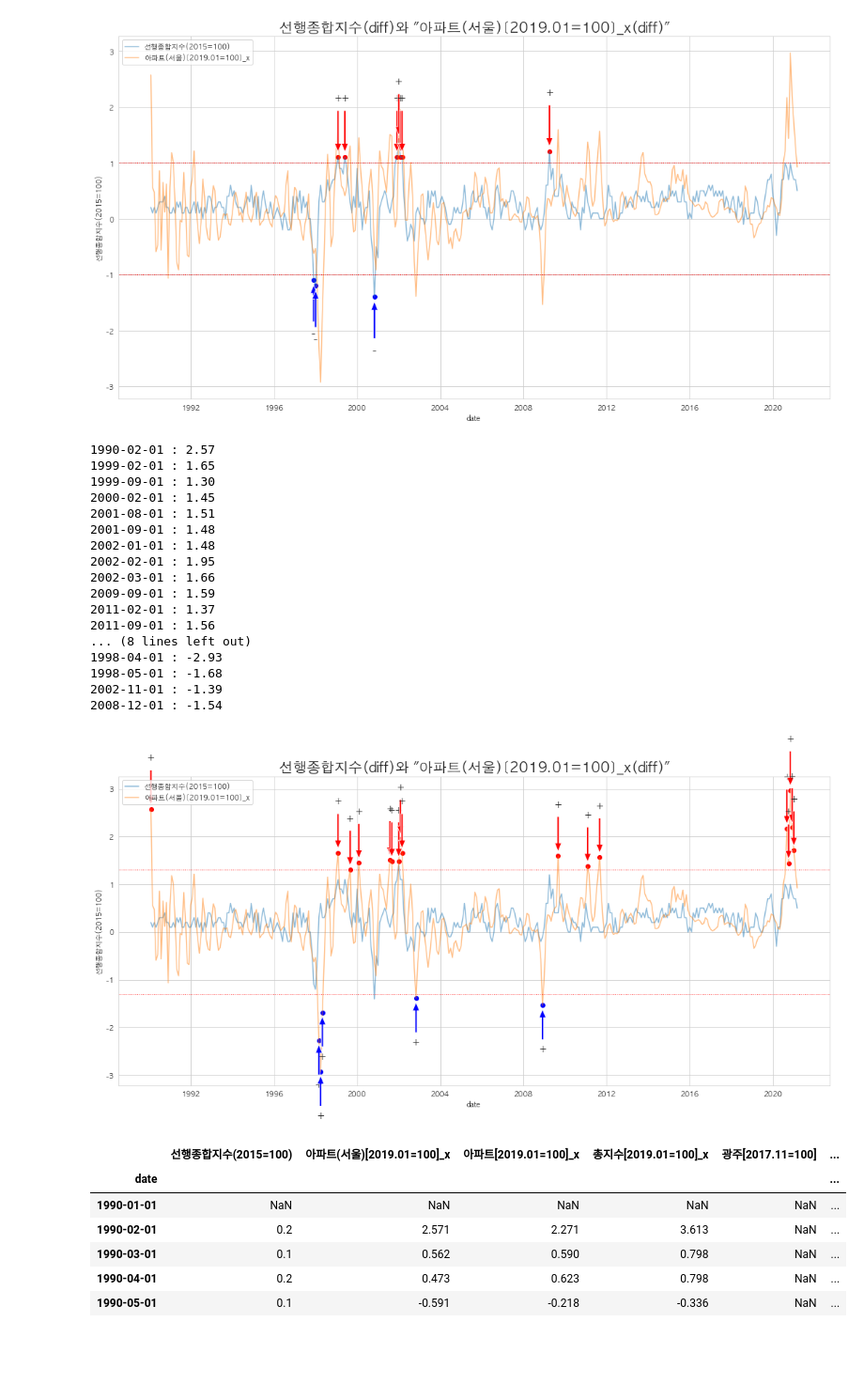
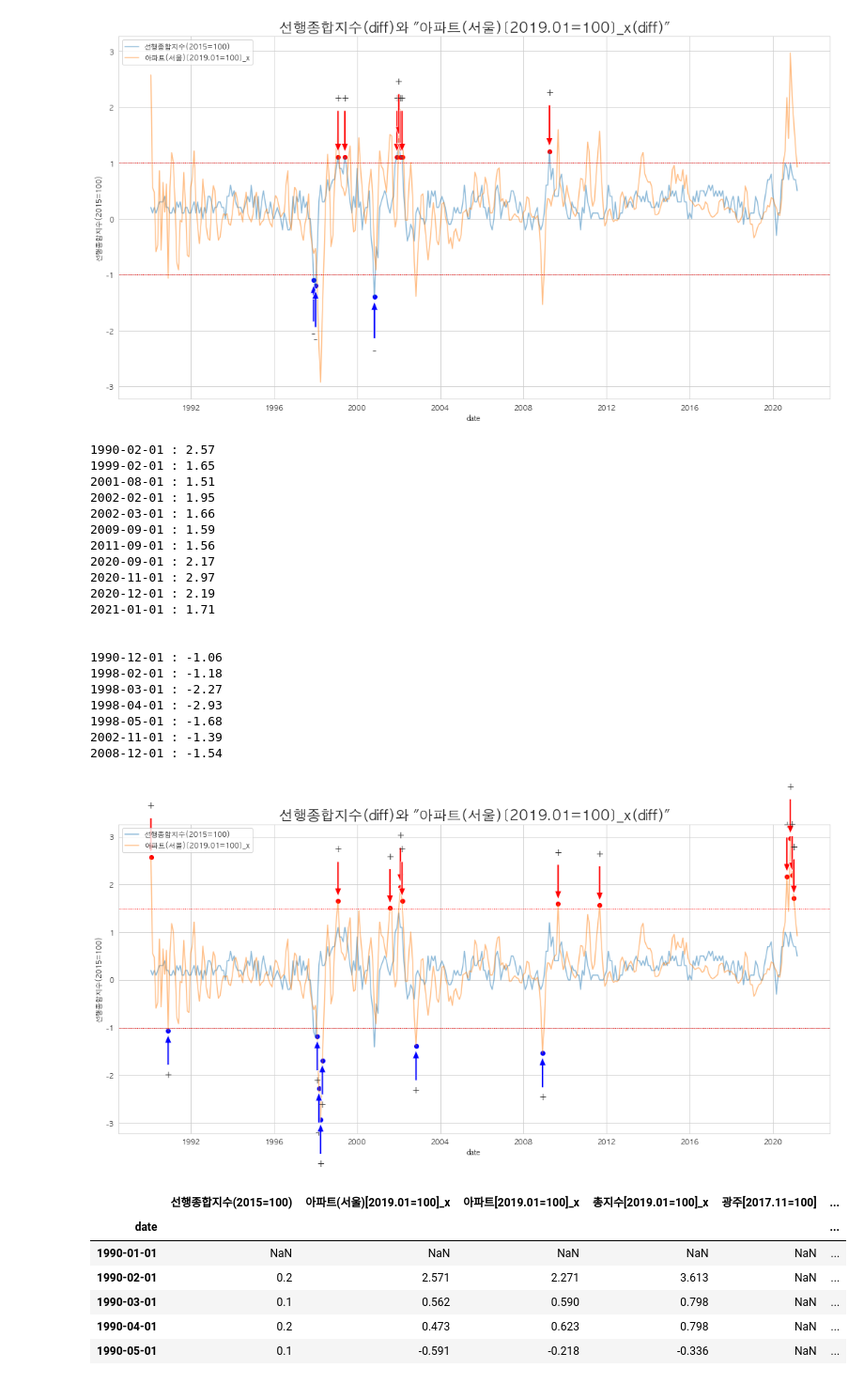
Before and after one commit to johanjun/dacon_finance2021, a Jupyter notebook: dacon_reviz_analysis2.ipynb, the cells around one changed output. Shown at 94% size. Saved outputs shown, nothing was run; the diff lists cells and outputs as text; code cells hidden in the pictures; blank space fills up the shorter version.

```diff
--- a/dacon_reviz_analysis2.ipynb
+++ b/dacon_reviz_analysis2.ipynb
@@ -207,48 +207,51 @@ for i in df_line.columns[:2]:
     sns.lineplot(x='date', y=df_line[i].diff(periods=1).iloc[1:], data=df_line, alpha=0.5)
 
 for j in range(len(df_line['아파트(서울)[2019.01=100]_x'].diff(periods=1).iloc[1:])):
-    if df_line['아파트(서울)[2019.01=100]_x'].diff(periods=1)[j] > 1.3:
+    if df_line['아파트(서울)[2019.01=100]_x'].diff(periods=1)[j] > 1.5:
         print(f"{dt.datetime.date(df_line.index[j])} : {df_line['아파트(서울)[2019.01=100]_x'].diff(periods=1).iloc[j]:0.2f}")
         plt.scatter(x=df_line.index[j], y=df_line['아파트(서울)[2019.01=100]_x'].diff(periods=1).iloc[j], data=df_line, color='r')
         plt.annotate('+', xy=(dt.datetime.date(df_line.index[j]), df_line['아파트(서울)[2019.01=100]_x'].diff(periods=1).iloc[j]),
                      xytext=(df_line.index[j], df_line['아파트(서울)[2019.01=100]_x'].diff(periods=1).iloc[j]+1),
                      fontsize=14, ha='center',
                      arrowprops=dict(facecolor='red', width=3, shrink=0.1, headwidth=10))
 print('\n')
 for j in range(len(df_line['아파트(서울)[2019.01=100]_x'].diff(periods=1).iloc[1:])):
-    if df_line['아파트(서울)[2019.01=100]_x'].diff(periods=1)[j] < -1.3:
+    if df_line['아파트(서울)[2019.01=100]_x'].diff(periods=1)[j] < -1:
         print(f"{dt.datetime.date(df_line.index[j])} : {df_line['아파트(서울)[2019.01=100]_x'].diff(periods=1).iloc[j]:0.2f}")
         plt.scatter(x=df_line.index[j], y=df_line['아파트(서울)[2019.01=100]_x'].diff(periods=1).iloc[j], data=df_line, color='b')
         plt.annotate('+', xy=(dt.datetime.date(df_line.index[j]), df_line['아파트(서울)[2019.01=100]_x'].diff(periods=1).iloc[j]),
                      xytext=(df_line.index[j], df_line['아파트(서울)[2019.01=100]_x'].diff(periods=1).iloc[j]-1),
                      fontsize=14, ha='center',
                      arrowprops=dict(facecolor='blue', width=3, shrink=0.1, headwidth=10))
 
 plt.tight_layout()
 plt.title('선행종합지수(diff)와 "아파트(서울)[2019.01=100]_x(diff)"', fontsize=20)
-plt.axhline(y=1.3, color='r', linewidth=1, linestyle=':')
-plt.axhline(y=-1.3, color='r', linewidth=1, linestyle=':')
+plt.axhline(y=1.5, color='r', linewidth=1, linestyle=':')
+plt.axhline(y=-1, color='r', linewidth=1, linestyle=':')
 plt.legend(labels=labels[:2], loc='upper left')
 plt.show()
 # %% [output]
 1990-02-01 : 2.57
 1999-02-01 : 1.65
-1999-09-01 : 1.30
-2000-02-01 : 1.45
 2001-08-01 : 1.51
-2001-09-01 : 1.48
-2002-01-01 : 1.48
 2002-02-01 : 1.95
 2002-03-01 : 1.66
 2009-09-01 : 1.59
-2011-02-01 : 1.37
 2011-09-01 : 1.56
-... (8 lines left out)
+2020-09-01 : 2.17
+2020-11-01 : 2.97
+2020-12-01 : 2.19
+2021-01-01 : 1.71
+
+
+1990-12-01 : -1.06
+1998-02-01 : -1.18
+1998-03-01 : -2.27
 1998-04-01 : -2.93
 1998-05-01 : -1.68
 2002-11-01 : -1.39
 2008-12-01 : -1.54
-[figure, old version]
+[figure, new version]
 # %%
 df_line_diff = df_line.diff(periods=1)
 # %%
```
Also changed, not shown: parts of 3 cells of this notebook, 3 other files.
